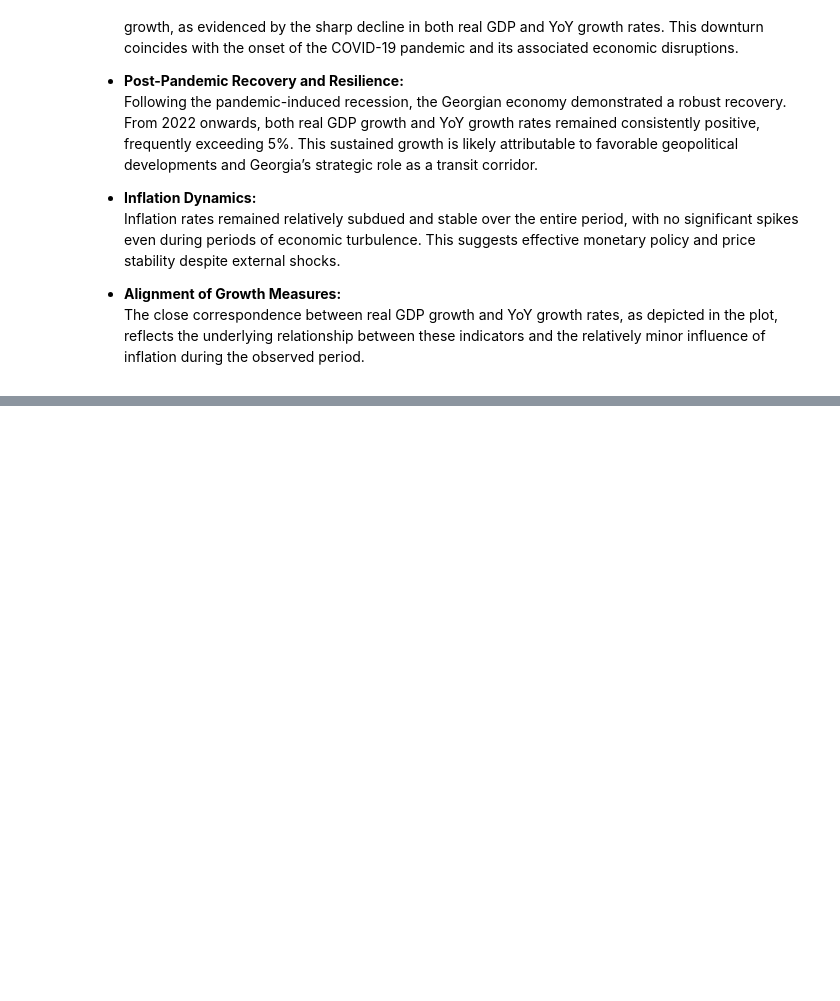
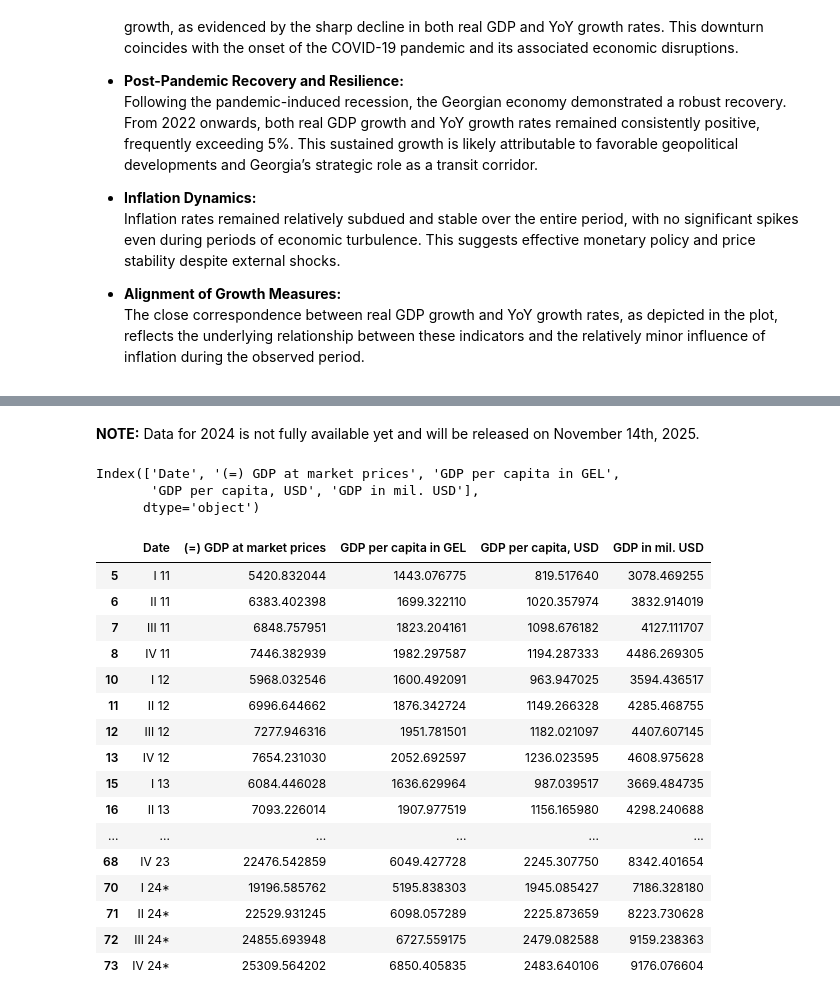
Before and after one commit to DavitGamtenadze/ISET_CPD_Business_Cycle, a Jupyter notebook: notebooks/Quarterly_GDP_to_monthly.ipynb, the cells around one changed output, grey strips where cells are left out. Saved outputs shown, nothing was run; the diff lists cells and outputs as text; code cells hidden in the pictures; blank space fills up the shorter version.

```diff
--- a/notebooks/Quarterly_GDP_to_monthly.ipynb
+++ b/notebooks/Quarterly_GDP_to_monthly.ipynb
@@ -216,0 +242,4 @@ merged_data.to_csv('../data/processed_data/georgia_monthly_growth_and_inflation_
+# %%
+# read in the quarterly GDP data
+quarterly_gdp = pd.read_excel('../data/processed_data/georgia_quarterly_gdp_processed.xlsx')
+quarterly_gdp.head()
@@ -216,0 +258,5 @@ merged_data.to_csv('../data/processed_data/georgia_monthly_growth_and_inflation_
+# %%
+# Filter out rows where 'Date' contains the year only (like '2010', '2011', etc.)
+quarterly_gdp = quarterly_gdp[~quarterly_gdp['Date'].astype(str).str.match(r'^\d{4}$')]
+quarterly_gdp = quarterly_gdp.iloc[:-1]
+quarterly_gdp.head()
@@ -216,0 +271,35 @@ merged_data.to_csv('../data/processed_data/georgia_monthly_growth_and_inflation_
+# %% [markdown]
+**NOTE:** Data for 2024 is not fully available yet and will be released on November 14th, 2025.
+# %%
+# Keep only the columns we need for analysis
+quarterly_gdp = quarterly_gdp[["Date", "(=) GDP at market prices",
+                              "GDP per capita in GEL", "GDP per capita, USD", "GDP in mil. USD"]]
+# %%
+quarterly_gdp.columns
+# %% [output]
+Index(['Date', '(=) GDP at market prices', 'GDP per capita in GEL',
+       'GDP per capita, USD', 'GDP in mil. USD'],
+      dtype='object')
+# %%
+merged_data = merged_data[:-3] # removing 2025 data
+quarterly_gdp = quarterly_gdp[4:] # removing 2010 data as the growth rates are not available for previous years
+# %%
+quarterly_gdp
+# %% [output]
+|  | Date | (=) GDP at market prices | GDP per capita in GEL | GDP per capita, USD | GDP in mil. USD |
+| 5 | I 11 | 5420.832044 | 1443.076775 | 819.517640 | 3078.469255 |
+| 6 | II 11 | 6383.402398 | 1699.322110 | 1020.357974 | 3832.914019 |
+| 7 | III 11 | 6848.757951 | 1823.204161 | 1098.676182 | 4127.111707 |
+| 8 | IV 11 | 7446.382939 | 1982.297587 | 1194.287333 | 4486.269305 |
+| 10 | I 12 | 5968.032546 | 1600.492091 | 963.947025 | 3594.436517 |
+| 11 | II 12 | 6996.644662 | 1876.342724 | 1149.266328 | 4285.468755 |
+| 12 | III 12 | 7277.946316 | 1951.781501 | 1182.021097 | 4407.607145 |
+| 13 | IV 12 | 7654.231030 | 2052.692597 | 1236.023595 | 4608.975628 |
+| 15 | I 13 | 6084.446028 | 1636.629964 | 987.039517 | 3669.484735 |
+| 16 | II 13 | 7093.226014 | 1907.977519 | 1156.165980 | 4298.240688 |
+| ... | ... | ... | ... | ... | ... |
+| 68 | IV 23 | 22476.542859 | 6049.427728 | 2245.307750 | 8342.401654 |
+| 70 | I 24* | 19196.585762 | 5195.838303 | 1945.085427 | 7186.328180 |
+| 71 | II 24* | 22529.931245 | 6098.057289 | 2225.873659 | 8223.730628 |
+| 72 | III 24* | 24855.693948 | 6727.559175 | 2479.082588 | 9159.238363 |
+| 73 | IV 24* | 25309.564202 | 6850.405835 | 2483.640106 | 9176.076604 |
```
Also changed, not shown: parts of 19 cells of this notebook, 4 other files.
